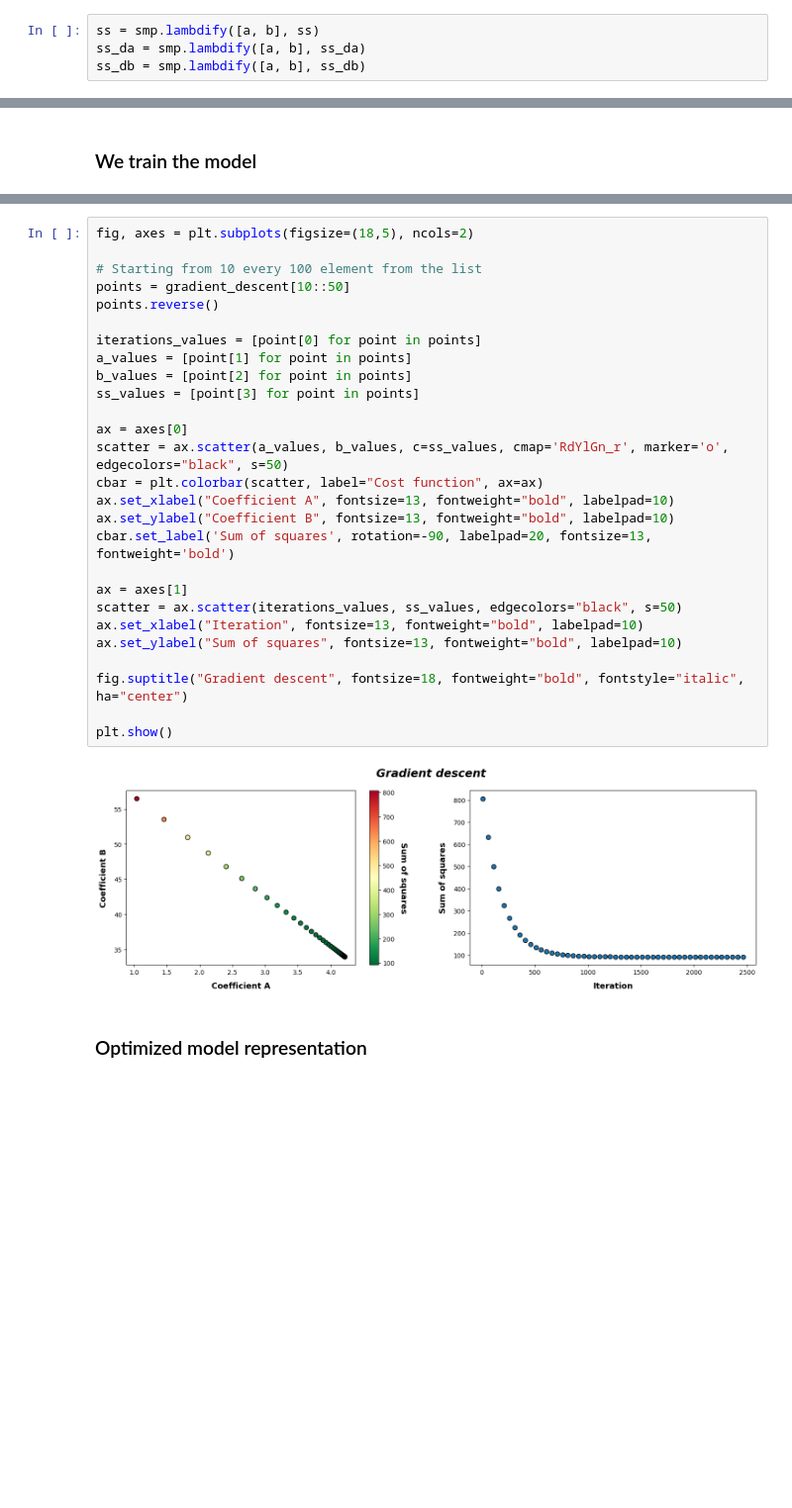
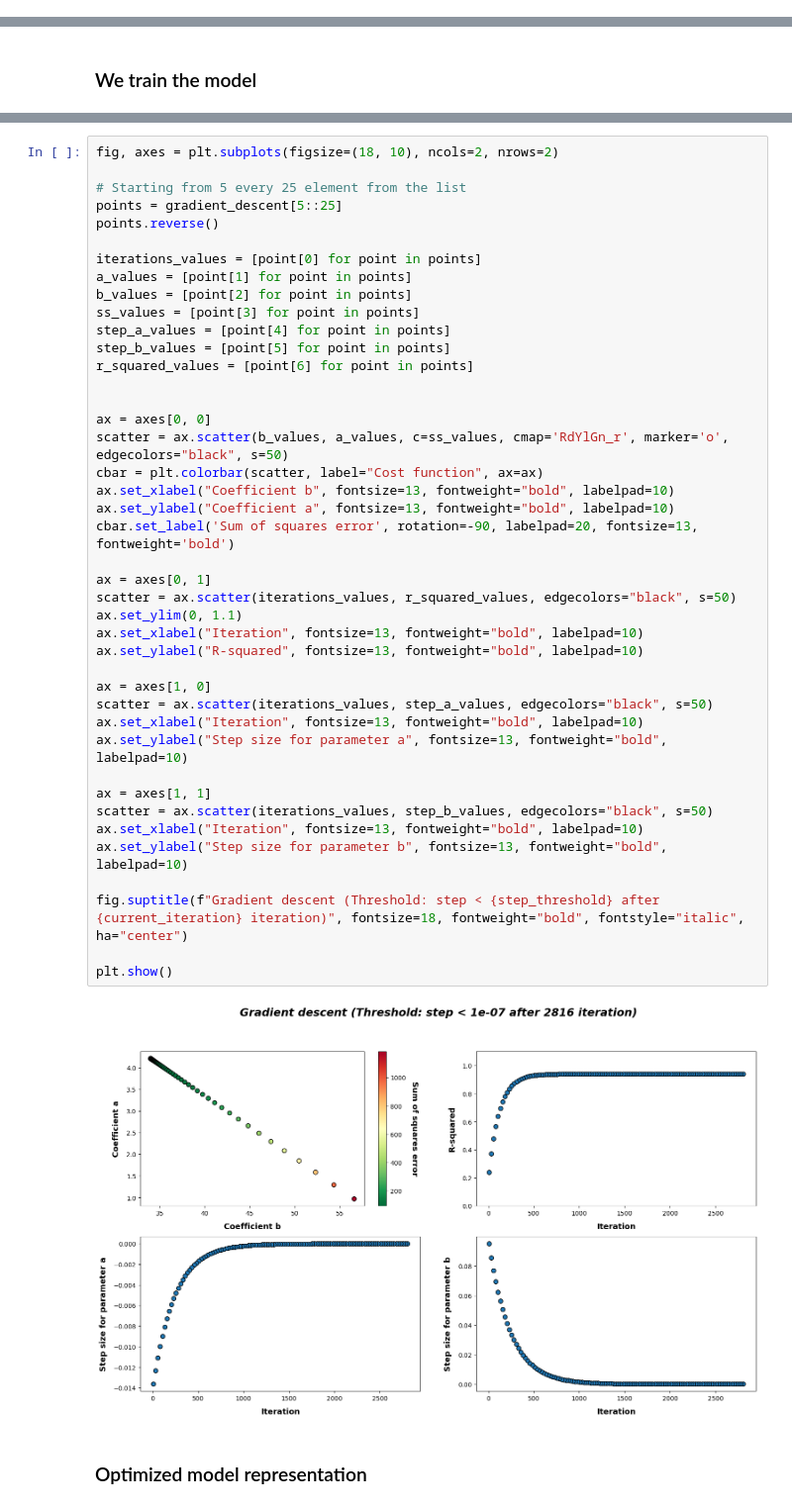
Before and after one commit to kameelsky/data-science, a Jupyter notebook: Toolbox/GD_minimization.ipynb, the cells around one changed output, grey strips where cells are left out. Shown at 99% size. Saved outputs shown, nothing was run; the diff lists cells and outputs as text; blank space fills up the shorter version.

```diff
--- a/Toolbox/GD_minimization.ipynb
+++ b/Toolbox/GD_minimization.ipynb
@@ -182,4 +175,0 @@ Note: Since we already inroduced x domain to to the cost function, we were able
-# %%
-ss = smp.lambdify([a, b], ss)
-ss_da = smp.lambdify([a, b], ss_da)
-ss_db = smp.lambdify([a, b], ss_db)
@@ -226,32 +297,47 @@ Iteration 2500: a = 4.2184753812769955, b = 33.956538129354655, SS = 92.54809835
 # %%
-fig, axes = plt.subplots(figsize=(18,5), ncols=2)
+fig, axes = plt.subplots(figsize=(18, 10), ncols=2, nrows=2)
 
-# Starting from 10 every 100 element from the list
-points = gradient_descent[10::50]
+# Starting from 5 every 25 element from the list
+points = gradient_descent[5::25]
 points.reverse()
 
 iterations_values = [point[0] for point in points]
 a_values = [point[1] for point in points]
 b_values = [point[2] for point in points]
 ss_values = [point[3] for point in points]
+step_a_values = [point[4] for point in points]
+step_b_values = [point[5] for point in points]
+r_squared_values = [point[6] for point in points]
 
-ax = axes[0]
-scatter = ax.scatter(a_values, b_values, c=ss_values, cmap='RdYlGn_r', marker='o', edgecolors="black", s=50)
+
+ax = axes[0, 0]
+scatter = ax.scatter(b_values, a_values, c=ss_values, cmap='RdYlGn_r', marker='o', edgecolors="black", s=50)
 cbar = plt.colorbar(scatter, label="Cost function", ax=ax)
-ax.set_xlabel("Coefficient A", fontsize=13, fontweight="bold", labelpad=10)
-ax.set_ylabel("Coefficient B", fontsize=13, fontweight="bold", labelpad=10)
-cbar.set_label('Sum of squares', rotation=-90, labelpad=20, fontsize=13, fontweight='bold')
+ax.set_xlabel("Coefficient b", fontsize=13, fontweight="bold", labelpad=10)
+ax.set_ylabel("Coefficient a", fontsize=13, fontweight="bold", labelpad=10)
+cbar.set_label('Sum of squares error', rotation=-90, labelpad=20, fontsize=13, fontweight='bold')
 
-ax = axes[1]
-scatter = ax.scatter(iterations_values, ss_values, edgecolors="black", s=50)
+ax = axes[0, 1]
+scatter = ax.scatter(iterations_values, r_squared_values, edgecolors="black", s=50)
+ax.set_ylim(0, 1.1)
 ax.set_xlabel("Iteration", fontsize=13, fontweight="bold", labelpad=10)
-ax.set_ylabel("Sum of squares", fontsize=13, fontweight="bold", labelpad=10)
+ax.set_ylabel("R-squared", fontsize=13, fontweight="bold", labelpad=10)
 
-fig.suptitle("Gradient descent", fontsize=18, fontweight="bold", fontstyle="italic", ha="center")
+ax = axes[1, 0]
+scatter = ax.scatter(iterations_values, step_a_values, edgecolors="black", s=50)
+ax.set_xlabel("Iteration", fontsize=13, fontweight="bold", labelpad=10)
+ax.set_ylabel("Step size for parameter a", fontsize=13, fontweight="bold", labelpad=10)
+
+ax = axes[1, 1]
+scatter = ax.scatter(iterations_values, step_b_values, edgecolors="black", s=50)
+ax.set_xlabel("Iteration", fontsize=13, fontweight="bold", labelpad=10)
+ax.set_ylabel("Step size for parameter b", fontsize=13, fontweight="bold", labelpad=10)
+
+fig.suptitle(f"Gradient descent (Threshold: step < {step_threshold} after {current_iteration} iteration)", fontsize=18, fontweight="bold", fontstyle="italic", ha="center")
 
 plt.show()
 # %% [output]
-[figure, old version]
+[figure, new version]
 # %% [markdown]
 ### Optimized model representation
 # %%
```
Also changed, not shown: parts of 15 cells of this notebook, 1 other file.
